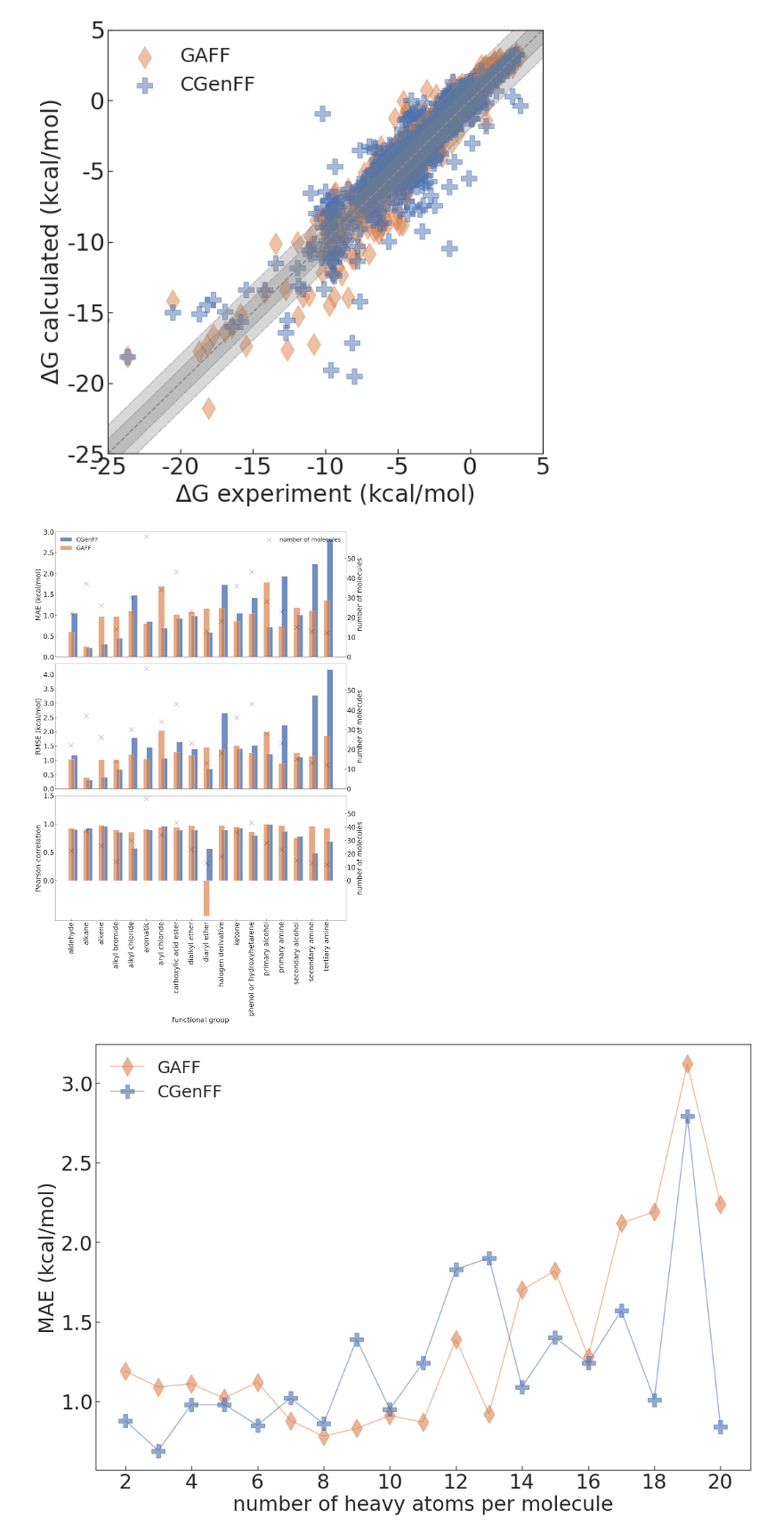
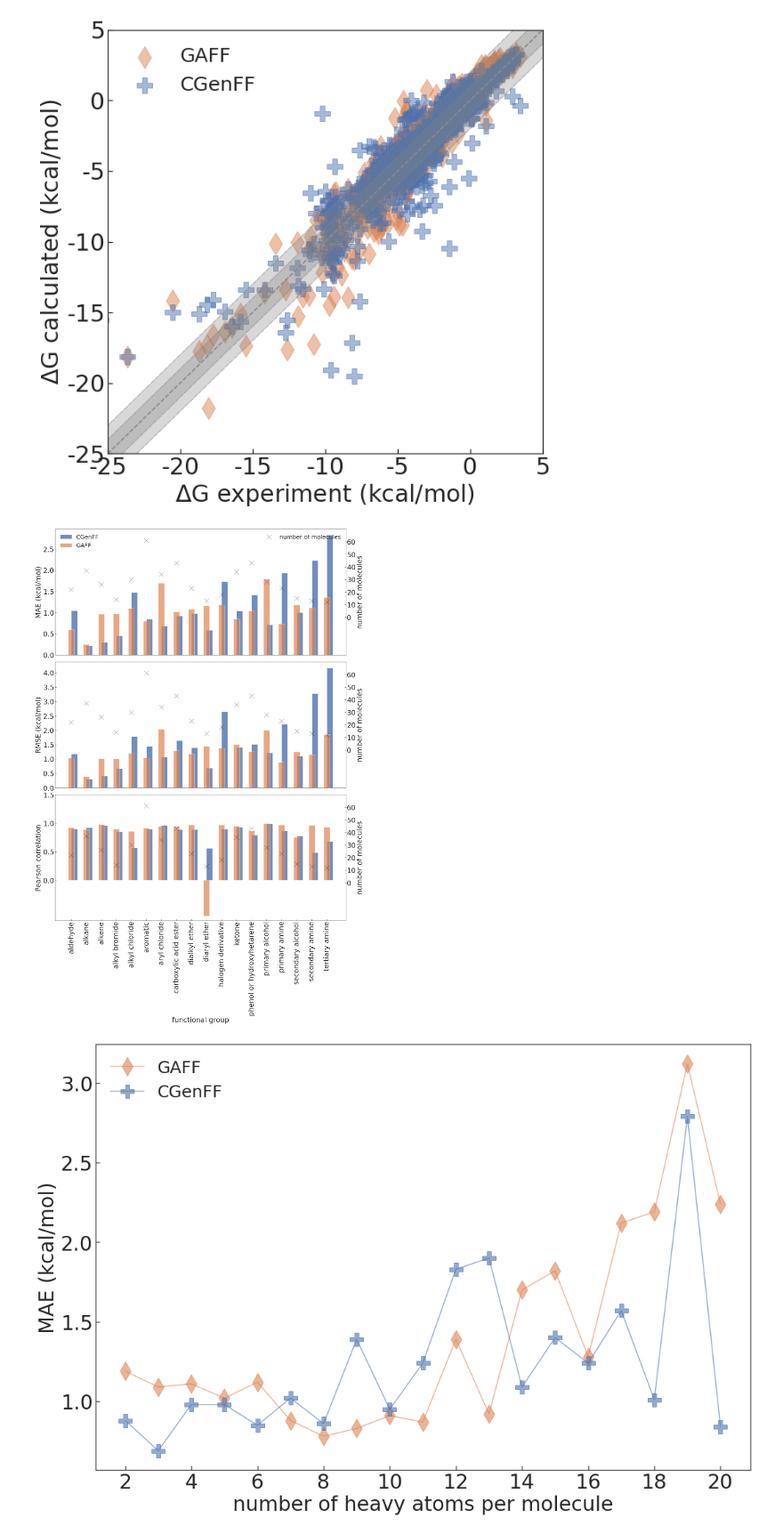
Before and after one commit to JohannesKarwou/notebooks, a Jupyter notebook: freeSolvSummary.ipynb, the cells around one changed output. Shown at 89% size. Saved outputs shown, nothing was run; the diff lists cells and outputs as text; code cells hidden in the pictures.

```diff
--- a/freeSolvSummary.ipynb
+++ b/freeSolvSummary.ipynb
@@ -361,8 +361,8 @@ ax2.set_ylabel("number of molecules")
 ax[0].legend(frameon=False, loc="upper left")
 ax2.legend(frameon=False)
 
-ax2.set_yticks(np.arange(0, 60, 10))
-ax[0].set_yticks(np.arange(0, 3.5, 0.5))
+ax2.set_yticks(np.arange(-30, 80, 10))
+ax2.set_yticks([0, 10, 20, 30, 40, 50, 60])
 ax[0].set_ylabel("MAE (kcal/mol)")
 
 ######## Root mean squared Error ##############
@@ -391,42 +391,42 @@ ax2.scatter(
 )
 ax2.set_ylabel("number of molecules")
 
-ax2.set_yticks(np.arange(0, 60, 10))
-ax[0].set_yticks(np.arange(0, 3.5, 0.5))
+ax2.set_yticks(np.arange(-30, 80, 10))
+ax2.set_yticks([0, 10, 20, 30, 40, 50, 60])
 ax[1].set_ylabel("RMSE (kcal/mol)")
 
 ######## Pearson correlation ##############
 comb_tf = comb_tf.dropna(axis=0)
 ax[2].bar(
     comb_tf["group1"], comb_tf["r"], alpha=0.8, align="edge", width=0.4, label="CGenFF"
 )
 
 comb = comb.dropna(axis=0)  # remove all nan
 ax[2].bar(comb["group1"], comb["r"], alpha=0.7, width=0.4, label="GAFF")
 
 # Second axis
 ax2 = ax[2].twinx()
 ax2.scatter(
     comb["group1"],
     comb["number"],
     color="black",
     label="number of molecules",
     marker="x",
     alpha=0.4,
 )
 ax2.set_ylabel("number of molecules")
 
-ax2.set_yticks(np.arange(-30, 60, 10))
-ax2.set_yticks([0, 10, 20, 30, 40, 50])
+ax2.set_yticks(np.arange(-30, 80, 10))
+ax2.set_yticks([0, 10, 20, 30, 40, 50, 60])
 ax[2].set_yticks(np.arange(0, 2, 0.5))
 ax[2].set_ylabel("Pearson correlation")
 
 
 ax[2].set_xlabel("functional group")
 plt.tight_layout(h_pad=0.1)
 plt.savefig("images/functional_groups_hist.pdf")
 # %% [output]
-[figure, old version]
+[figure, new version]
 # %%
 from openbabel import openbabel
 from openbabel import pybel
```
Also changed, not shown: 1 other file.
